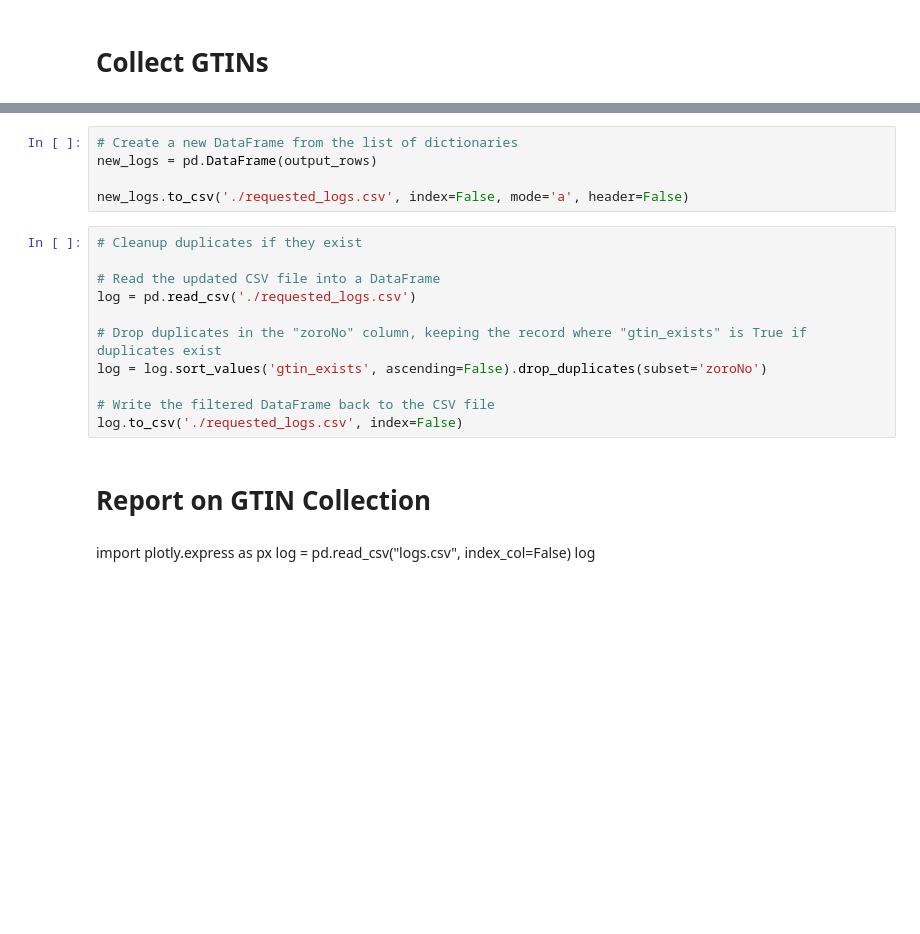
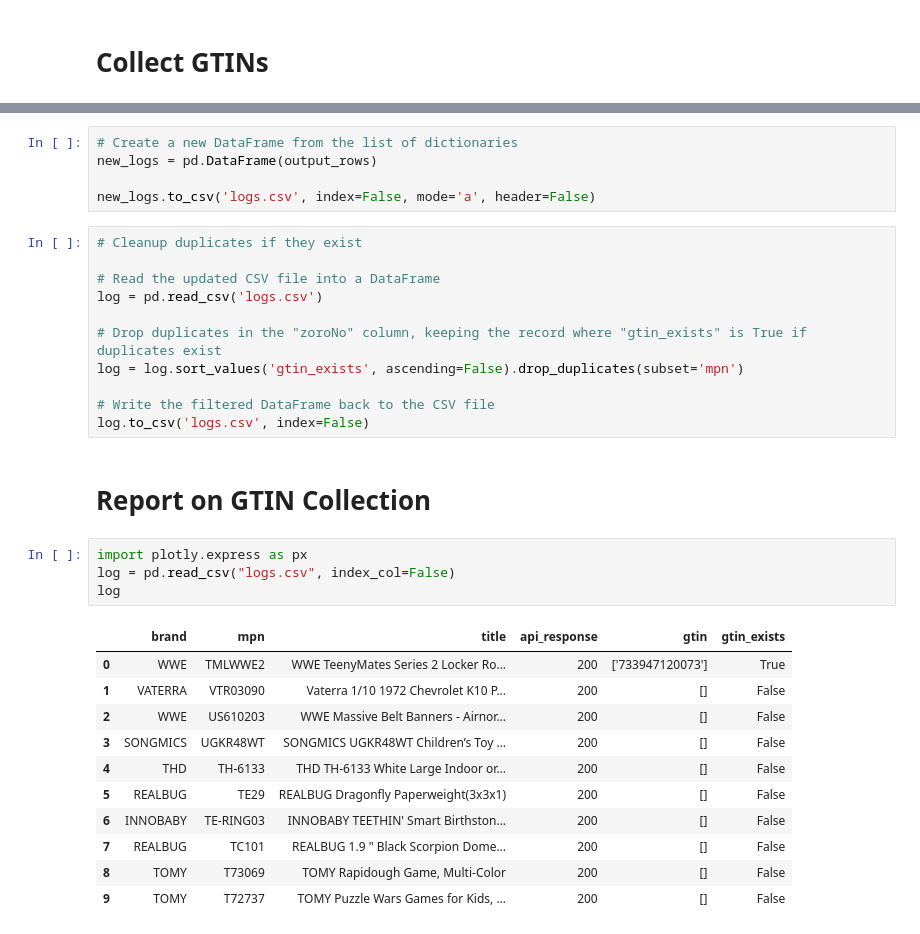
Before and after one commit to VanAltrades/produkter_api, a Jupyter notebook: docs/use_cases/gtins/demo.ipynb, the cells around one changed output, grey strips where cells are left out. Saved outputs shown, nothing was run; the diff lists cells and outputs as text; blank space fills up the shorter version.

```diff
--- a/docs/use_cases/gtins/demo.ipynb
+++ b/docs/use_cases/gtins/demo.ipynb
@@ -214,24 +255,36 @@ new_logs
 # Create a new DataFrame from the list of dictionaries
 new_logs = pd.DataFrame(output_rows)
 
-new_logs.to_csv('./requested_logs.csv', index=False, mode='a', header=False)
+new_logs.to_csv('logs.csv', index=False, mode='a', header=False)
 # %%
 # Cleanup duplicates if they exist
 
 # Read the updated CSV file into a DataFrame
-log = pd.read_csv('./requested_logs.csv')
+log = pd.read_csv('logs.csv')
 
 # Drop duplicates in the "zoroNo" column, keeping the record where "gtin_exists" is True if duplicates exist
-log = log.sort_values('gtin_exists', ascending=False).drop_duplicates(subset='zoroNo')
+log = log.sort_values('gtin_exists', ascending=False).drop_duplicates(subset='mpn')
 
 # Write the filtered DataFrame back to the CSV file
-log.to_csv('./requested_logs.csv', index=False)
+log.to_csv('logs.csv', index=False)
 # %% [markdown]
 # Report on GTIN Collection
-# %% [markdown]
-import plotly.express as px
-log = pd.read_csv("logs.csv", index_col=False)
-log
+# %%
+import plotly.express as px
+log = pd.read_csv("logs.csv", index_col=False)
+log
+# %% [output]
+|  | brand | mpn | title | api_response | gtin | gtin_exists |
+| 0 | WWE | TMLWWE2 | WWE TeenyMates Series 2 Locker Ro... | 200 | ['733947120073'] | True |
+| 1 | VATERRA | VTR03090 | Vaterra 1/10 1972 Chevrolet K10 P... | 200 | [] | False |
+| 2 | WWE | US610203 | WWE Massive Belt Banners - Airnor... | 200 | [] | False |
+| 3 | SONGMICS | UGKR48WT | SONGMICS UGKR48WT Children’s Toy ... | 200 | [] | False |
+| 4 | THD | TH-6133 | THD TH-6133 White Large Indoor or... | 200 | [] | False |
+| 5 | REALBUG | TE29 | REALBUG Dragonfly Paperweight(3x3x1) | 200 | [] | False |
+| 6 | INNOBABY | TE-RING03 | INNOBABY TEETHIN' Smart Birthston... | 200 | [] | False |
+| 7 | REALBUG | TC101 | REALBUG 1.9 " Black Scorpion Dome... | 200 | [] | False |
+| 8 | TOMY | T73069 | TOMY Rapidough Game, Multi-Color | 200 | [] | False |
+| 9 | TOMY | T72737 | TOMY Puzzle Wars Games for Kids, ... | 200 | [] | False |
 # %%
 api_response = log.groupby(by="api_response")['mpn'].count()
 api_response = api_response.rename('count').reset_index().rename(columns={'api_response': 'api_response'})
```
Also changed, not shown: parts of 11 cells of this notebook, 2 other files.
